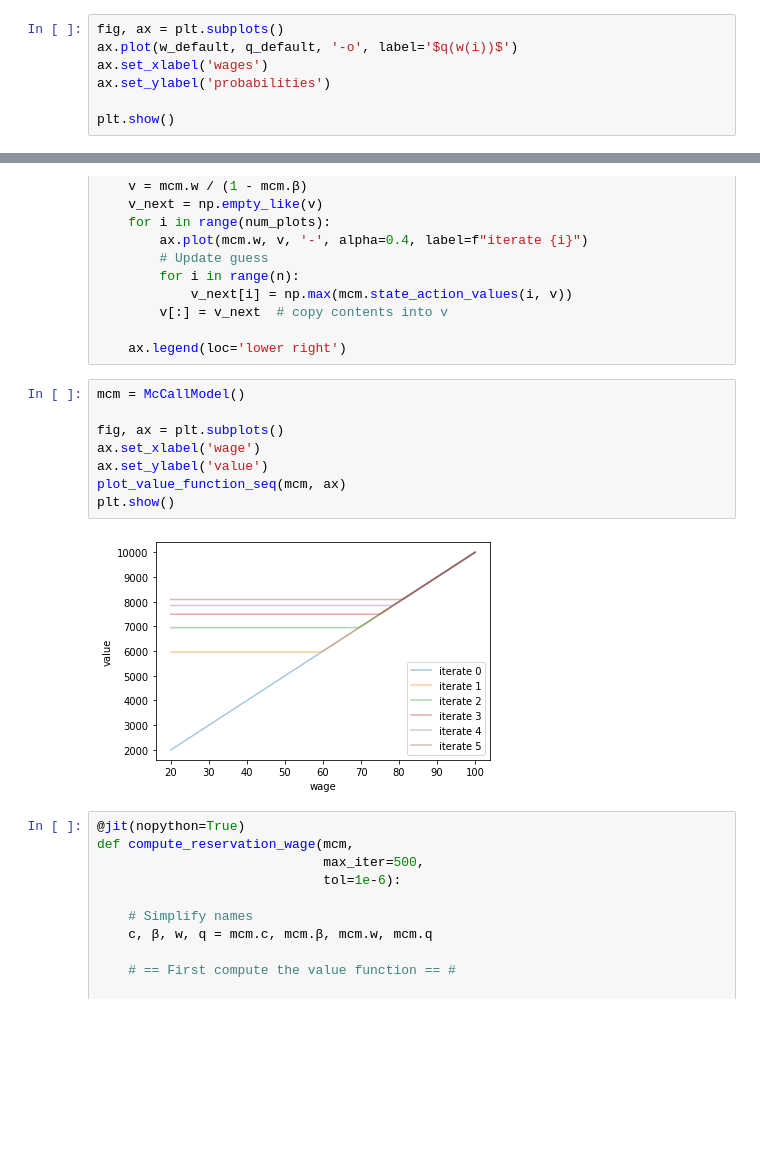
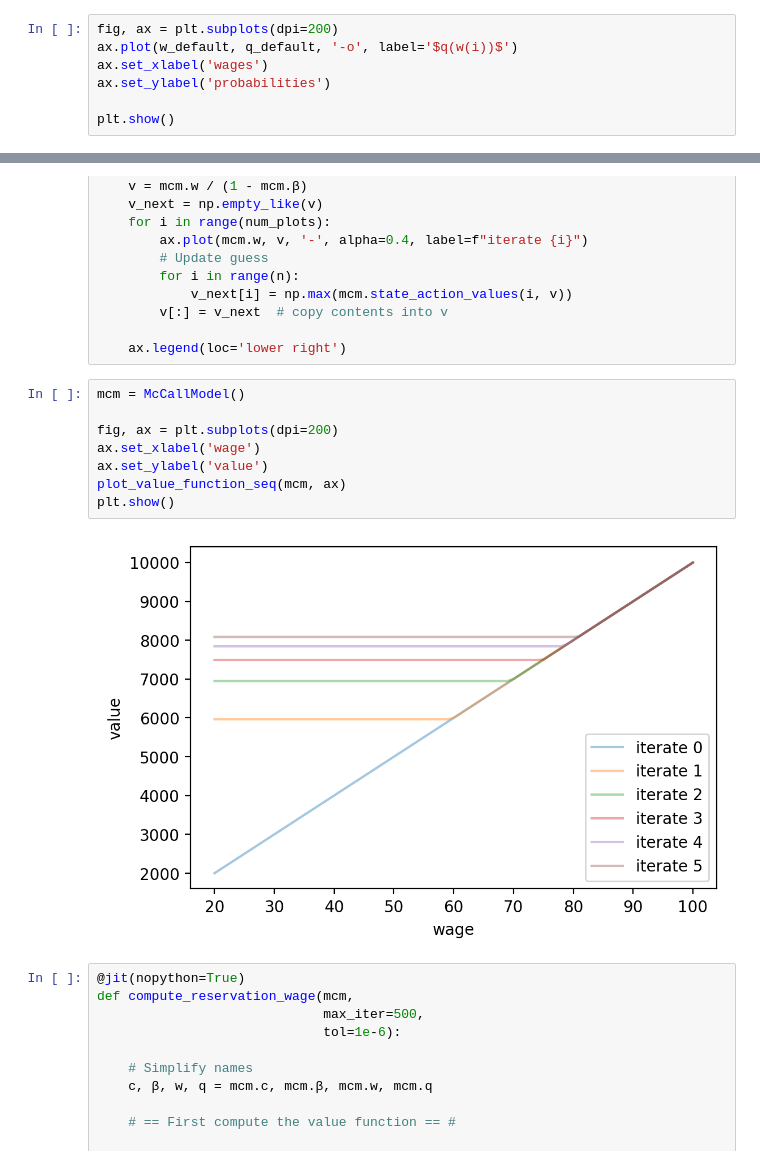
Before and after one commit to HuangruiChu/ECON211, a Jupyter notebook: Huangrui_Chu_Job_Searching_Model.ipynb, the cells around one changed output, grey strips where cells are left out. Cells and saved outputs as stored; diff of their text form; blank space fills up the shorter version.

```diff
--- a/Huangrui_Chu_Job_Searching_Model.ipynb
+++ b/Huangrui_Chu_Job_Searching_Model.ipynb
@@ -96,7 +96,7 @@ print(np.max(w_default))
 # %% [output]
 100.0
 # %%
-fig, ax = plt.subplots()
+fig, ax = plt.subplots(dpi=200)
 ax.plot(w_default, q_default, '-o', label='$q(w(i))$')
 ax.set_xlabel('wages')
 ax.set_ylabel('probabilities')
@@ -160,13 +160,13 @@ def plot_value_function_seq(mcm, ax, num_plots=6):
 # %%
 mcm = McCallModel()
 
-fig, ax = plt.subplots()
+fig, ax = plt.subplots(dpi=200)
 ax.set_xlabel('wage')
 ax.set_ylabel('value')
 plot_value_function_seq(mcm, ax)
 plt.show()
 # %% [output]
-[figure, old version]
+[figure, new version]
 # %%
 @jit(nopython=True)
 def compute_reservation_wage(mcm,
```
Also changed, not shown: parts of 8 cells of this notebook.
